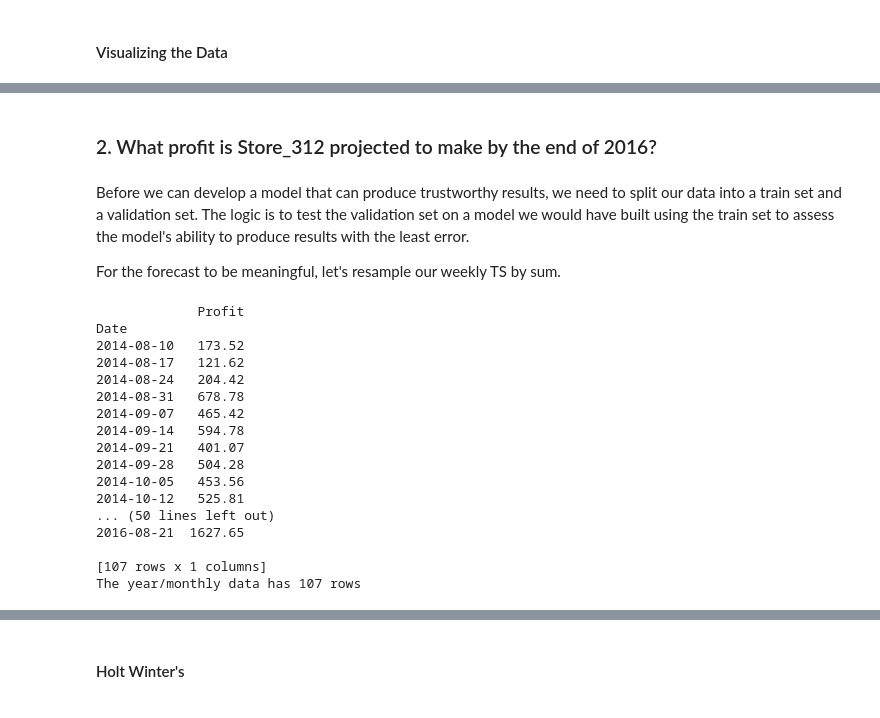
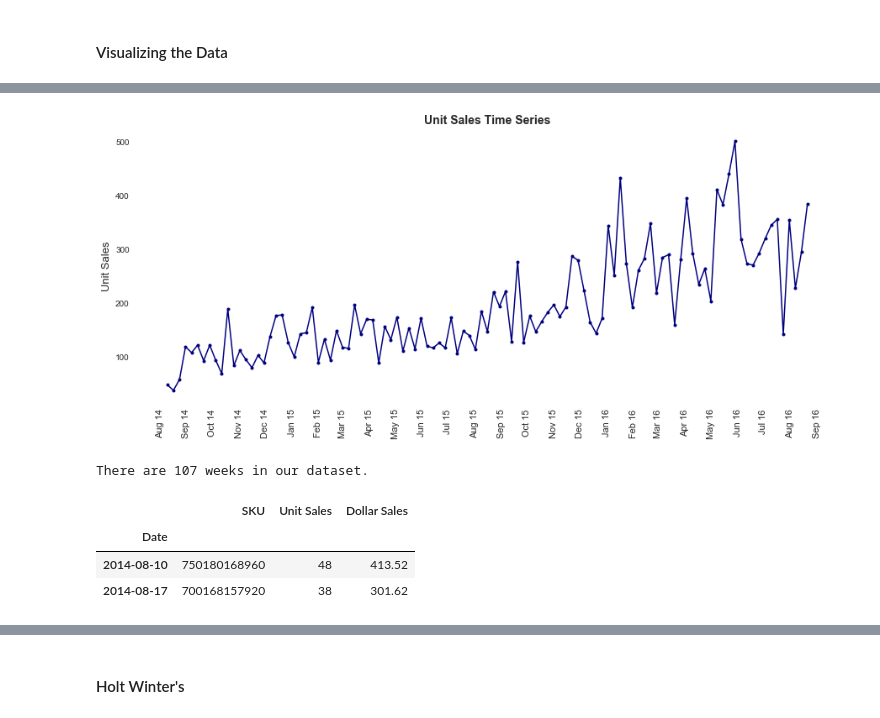
Before and after one commit to simbapy/TinyCoTS_Project, a Jupyter notebook: TinyCo Project/3. TinyCoProject -- Building the Predictive Model.ipynb, the cells around one changed output, grey strips where cells are left out. Saved outputs shown, nothing was run; the diff lists cells and outputs as text; code cells hidden in the pictures.

```diff
--- a/TinyCo Project/3. TinyCoProject -- Building the Predictive Model.ipynb
+++ b/TinyCo Project/3. TinyCoProject -- Building the Predictive Model.ipynb
@@ -223,27 +70,28 @@ We can also ask other granular questions such as:
-# %% [markdown]
-### 2. What profit is Store_312 projected to make by the end of 2016?
-# %% [markdown]
-Before we can develop a model that can produce trustworthy results, we need to split our data into a train set and a validation set. The logic is to test the validation set on a model we would have built using the train set to assess the model's ability to produce results with the least error.
-
-For the forecast to be meaningful, let's resample our weekly TS by sum.
-# %%
-print(Store_312[["Profit"]].resample("W").sum())
-print("The year/monthly data has", Store_312["Profit"].resample("W").sum().shape[0], "rows")
-# %% [output]
-             Profit
-Date
-2014-08-10   173.52
-2014-08-17   121.62
-2014-08-24   204.42
-2014-08-31   678.78
-2014-09-07   465.42
-2014-09-14   594.78
-2014-09-21   401.07
-2014-09-28   504.28
-2014-10-05   453.56
-2014-10-12   525.81
-... (50 lines left out)
-2016-08-21  1627.65
-
-[107 rows x 1 columns]
-The year/monthly data has 107 rows
+# %%
+sns.set_style("white")
+
+fig, ax = plt.subplots(figsize=(15,6))
+
+ax.plot(Store_312["Unit Sales"].resample("W").sum(), marker='.', color="navy")
+ax.set_ylabel("Unit Sales", fontsize=13)
+ax.set_title("Unit Sales Time Series", fontsize=14, fontweight="bold")
+ax.xaxis.set_major_locator(mdates.MonthLocator())
+ax.xaxis.set_major_formatter(mdates.DateFormatter('%b %y'))
+
+plt.xticks(rotation=90, fontsize=11)
+
+sns.despine(top=True, right=True, left=True, bottom=True, ax=ax)
+plt.show()
+# %% [output]
+[figure, added]
+# %%
+print("There are {} weeks in our dataset.".format(len(Store_312.resample("W").sum())))
+# %% [output]
+There are 107 weeks in our dataset.
+# %%
+Store_312.resample("W").sum().head(2)
+# %% [output]
+|  | SKU | Unit Sales | Dollar Sales |
+| Date |  |  |  |
+| 2014-08-10 | 750180168960 | 48 | 413.52 |
+| 2014-08-17 | 700168157920 | 38 | 301.62 |
```
Also changed, not shown: parts of 235 cells of this notebook, 6 other files.
